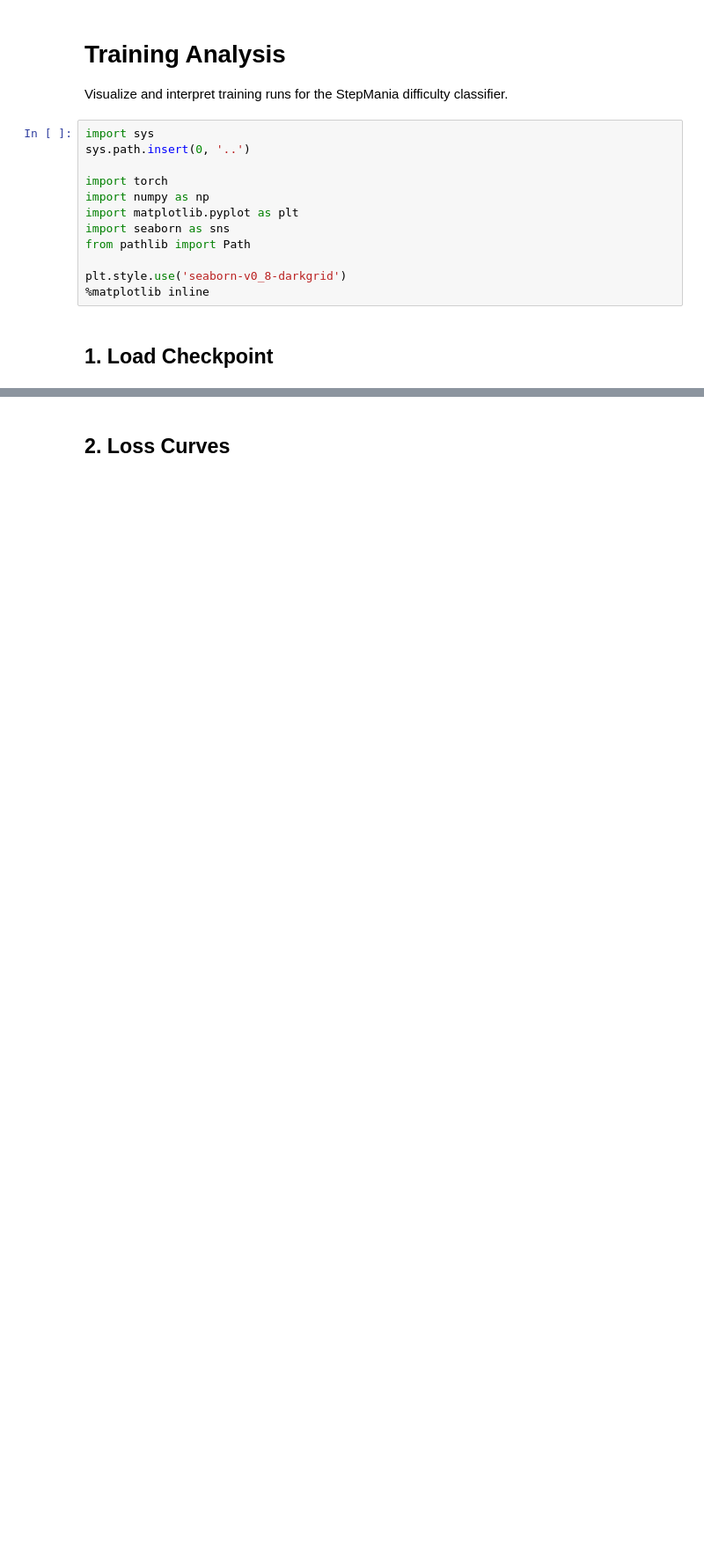
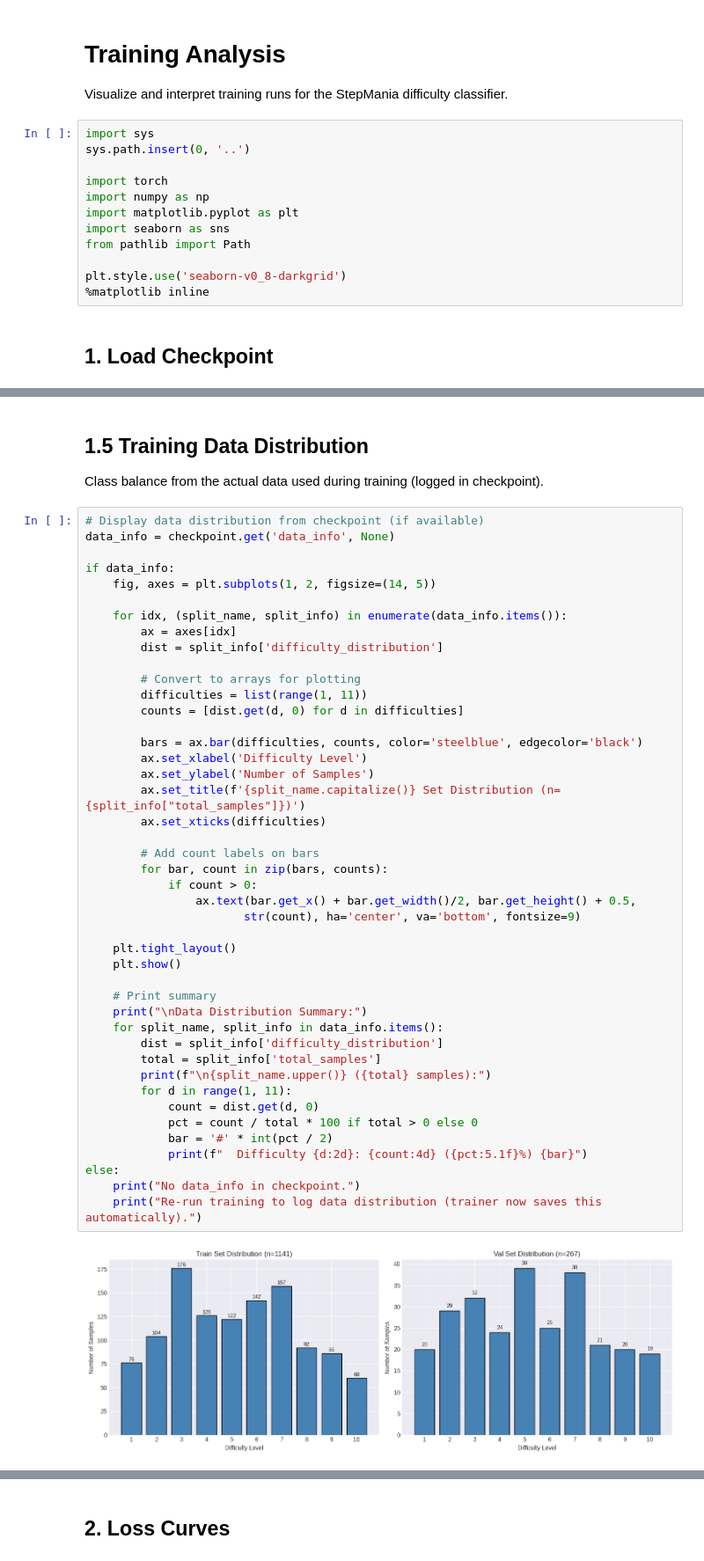
Before and after one commit to Ybx-jp/stepmania-ml, a Jupyter notebook: notebooks/training_analysis.ipynb, the cells around one changed output, grey strips where cells are left out. Shown at 88% size. Cells and saved outputs as stored; diff of their text form; blank space fills up the shorter version.

```diff
--- a/notebooks/training_analysis.ipynb
+++ b/notebooks/training_analysis.ipynb
@@ -38,0 +47,50 @@ history = checkpoint.get('history', {})
+# %% [markdown]
+## 1.5 Training Data Distribution
+
+Class balance from the actual data used during training (logged in checkpoint).
+# %%
+# Display data distribution from checkpoint (if available)
+data_info = checkpoint.get('data_info', None)
+
+if data_info:
+    fig, axes = plt.subplots(1, 2, figsize=(14, 5))
+
+    for idx, (split_name, split_info) in enumerate(data_info.items()):
+        ax = axes[idx]
+        dist = split_info['difficulty_distribution']
+
+        # Convert to arrays for plotting
+        difficulties = list(range(1, 11))
+        counts = [dist.get(d, 0) for d in difficulties]
+
+        bars = ax.bar(difficulties, counts, color='steelblue', edgecolor='black')
+        ax.set_xlabel('Difficulty Level')
+        ax.set_ylabel('Number of Samples')
+        ax.set_title(f'{split_name.capitalize()} Set Distribution (n={split_info["total_samples"]})')
+        ax.set_xticks(difficulties)
+
+        # Add count labels on bars
+        for bar, count in zip(bars, counts):
+            if count > 0:
+                ax.text(bar.get_x() + bar.get_width()/2, bar.get_height() + 0.5,
+                       str(count), ha='center', va='bottom', fontsize=9)
+
+    plt.tight_layout()
+    plt.show()
+
+    # Print summary
+    print("\nData Distribution Summary:")
+    for split_name, split_info in data_info.items():
+        dist = split_info['difficulty_distribution']
+        total = split_info['total_samples']
+        print(f"\n{split_name.upper()} ({total} samples):")
+        for d in range(1, 11):
+            count = dist.get(d, 0)
+            pct = count / total * 100 if total > 0 else 0
+            bar = '#' * int(pct / 2)
+            print(f"  Difficulty {d:2d}: {count:4d} ({pct:5.1f}%) {bar}")
+else:
+    print("No data_info in checkpoint.")
+    print("Re-run training to log data distribution (trainer now saves this automatically).")
+# %% [output]
+[figure, added]
```
Also changed, not shown: parts of 9 cells of this notebook, 3 other files.
